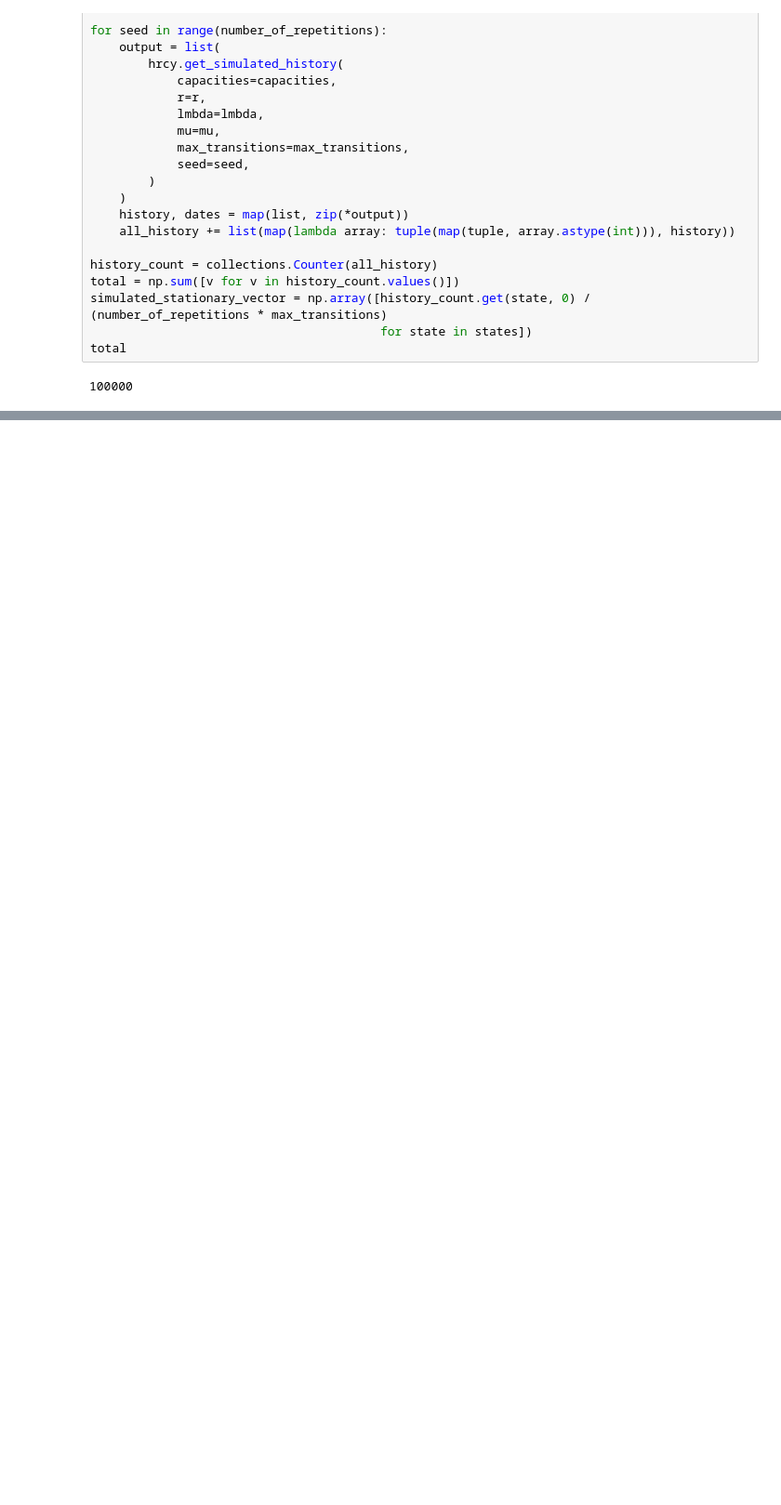
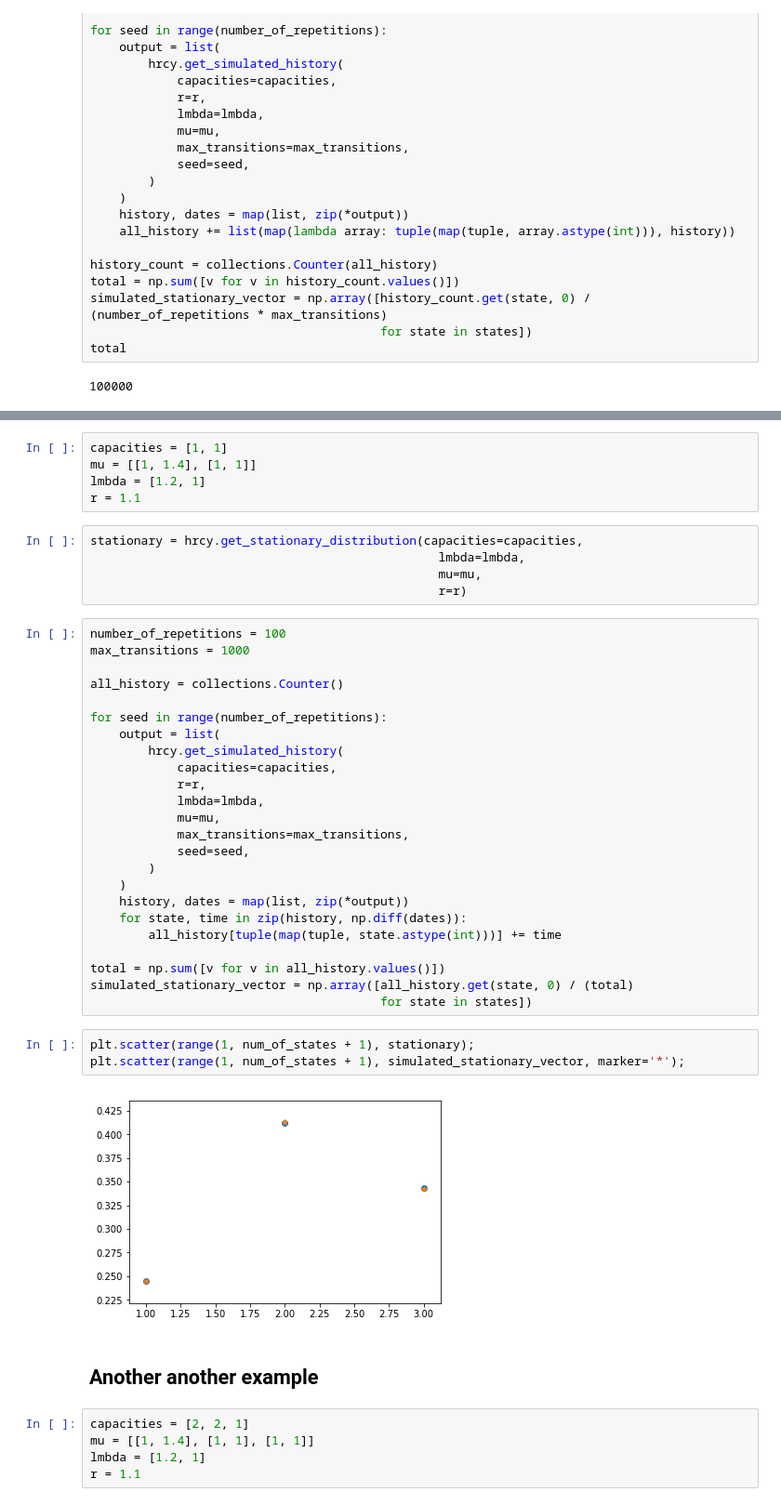
Before and after one commit to drvinceknight/HierarchicalPromotion, a Jupyter notebook: main.ipynb, the cells around one changed output, grey strips where cells are left out. Shown: that part at 93% size. Drawn from its saved outputs; the diff is of its cells as text; blank space fills up the shorter version.

```diff
--- a/main.ipynb
+++ b/main.ipynb
@@ -123,0 +232,46 @@ states[np.argmax(simulated_stationary_vector)]
+# %%
+capacities = [1, 1]
+mu = [[1, 1.4], [1, 1]]
+lmbda = [1.2, 1]
+r = 1.1
+# %%
+stationary = hrcy.get_stationary_distribution(capacities=capacities,
+                                                lmbda=lmbda,
+                                                mu=mu,
+                                                r=r)
+# %%
+number_of_repetitions = 100
+max_transitions = 1000
+
+all_history = collections.Counter()
+
+for seed in range(number_of_repetitions):
+    output = list(
+        hrcy.get_simulated_history(
+            capacities=capacities,
+            r=r,
+            lmbda=lmbda,
+            mu=mu,
+            max_transitions=max_transitions,
+            seed=seed,
+        )
+    )
+    history, dates = map(list, zip(*output))
+    for state, time in zip(history, np.diff(dates)):
+        all_history[tuple(map(tuple, state.astype(int)))] += time
+
+total = np.sum([v for v in all_history.values()])
+simulated_stationary_vector = np.array([all_history.get(state, 0) / (total)
+                                        for state in states])
+# %%
+plt.scatter(range(1, num_of_states + 1), stationary);
+plt.scatter(range(1, num_of_states + 1), simulated_stationary_vector, marker='*');
+# %% [output]
+[figure, added]
+# %% [markdown]
+## Another another example
+# %%
+capacities = [2, 2, 1]
+mu = [[1, 1.4], [1, 1], [1, 1]]
+lmbda = [1.2, 1]
+r = 1.1
```
Also changed, not shown: parts of 34 cells of this notebook.
